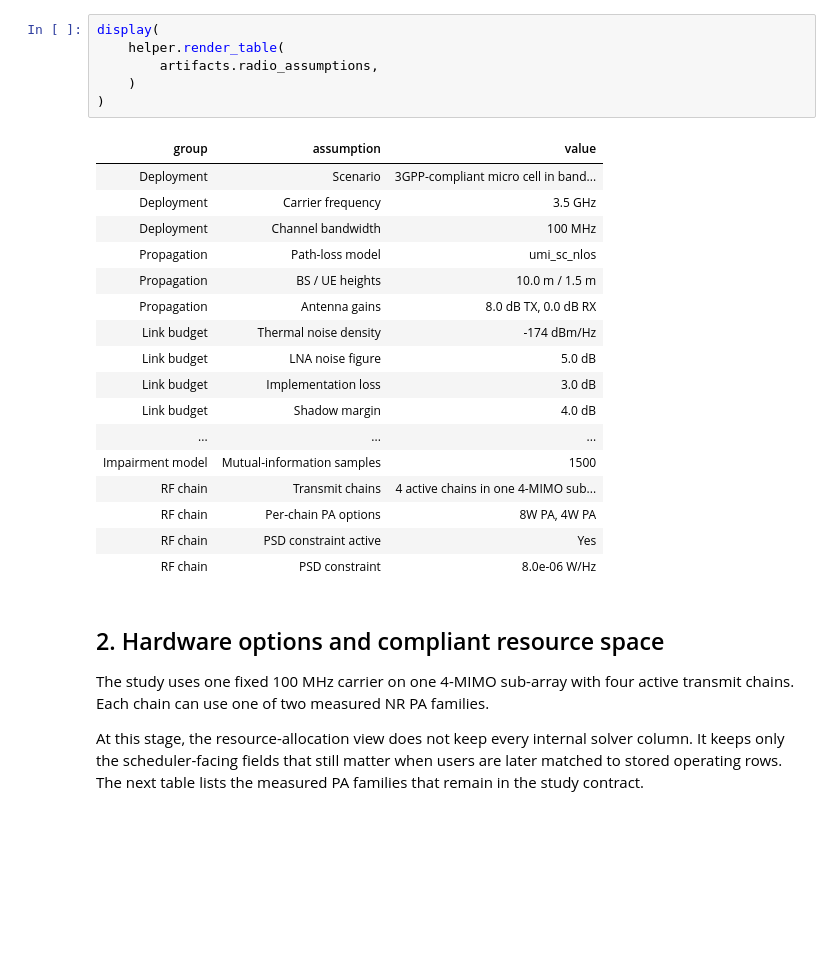
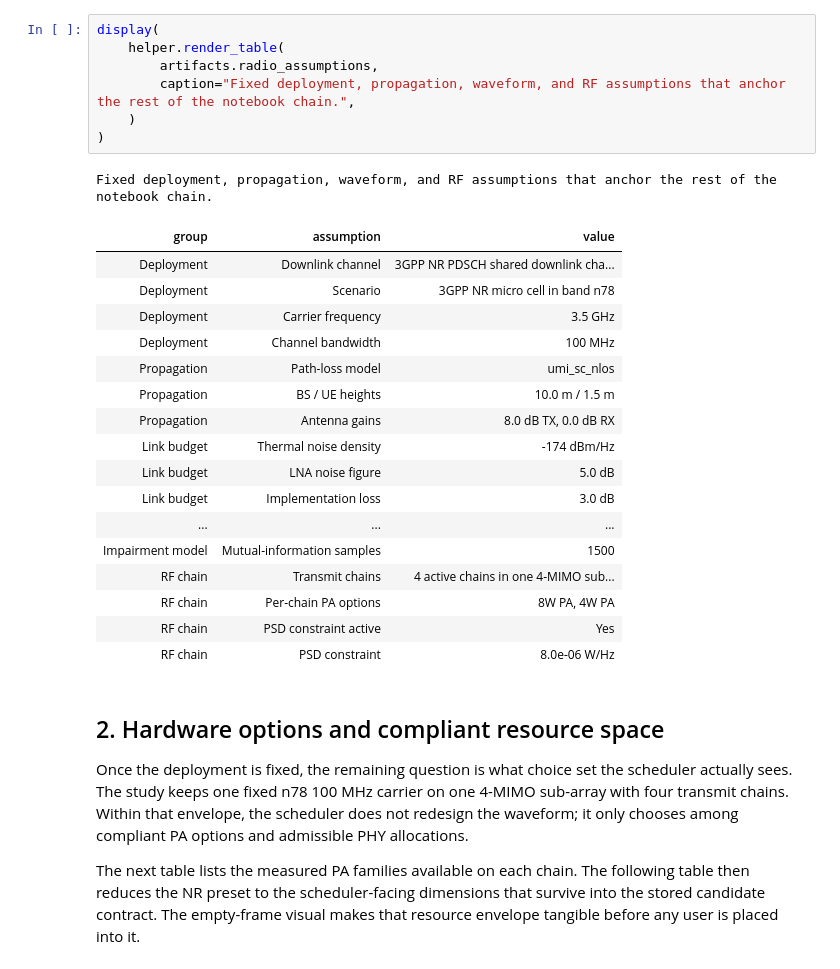
Before and after one commit to henryblu/ran-joint-scheduling-optimization, a Jupyter notebook: notebooks/1. Scenario definition and problem framing discussion.ipynb, the cells around one changed output. Drawn from its saved outputs; the diff is of its cells as text; blank space fills up the shorter version.

```diff
--- a/notebooks/1. Scenario definition and problem framing discussion.ipynb
+++ b/notebooks/1. Scenario definition and problem framing discussion.ipynb
@@ -47,12 +65,15 @@ artifacts = helper.build_artifacts(
 # %%
 display(
     helper.render_table(
         artifacts.radio_assumptions,
+        caption="Fixed deployment, propagation, waveform, and RF assumptions that anchor the rest of the notebook chain.",
     )
 )
 # %% [output]
+Fixed deployment, propagation, waveform, and RF assumptions that anchor the rest of the notebook chain.
 | group | assumption | value |
-| Deployment | Scenario | 3GPP-compliant micro cell in band... |
+| Deployment | Downlink channel | 3GPP NR PDSCH shared downlink cha... |
+| Deployment | Scenario | 3GPP NR micro cell in band n78 |
 | Deployment | Carrier frequency | 3.5 GHz |
 | Deployment | Channel bandwidth | 100 MHz |
 | Propagation | Path-loss model | umi_sc_nlos |
@@ -61,7 +82,6 @@ display(
 | Link budget | Thermal noise density | -174 dBm/Hz |
 | Link budget | LNA noise figure | 5.0 dB |
 | Link budget | Implementation loss | 3.0 dB |
-| Link budget | Shadow margin | 4.0 dB |
 | ... | ... | ... |
 | Impairment model | Mutual-information samples | 1500 |
 | RF chain | Transmit chains | 4 active chains in one 4-MIMO sub... |
@@ -71,9 +91,9 @@ display(
 # %% [markdown]
 ## 2. Hardware options and compliant resource space
 
-The study uses one fixed 100 MHz carrier on one 4-MIMO sub-array with four active transmit chains. Each chain can use one of two measured NR PA families.
+Once the deployment is fixed, the remaining question is what choice set the scheduler actually sees. The study keeps one fixed n78 100 MHz carrier on one 4-MIMO sub-array with four transmit chains. Within that envelope, the scheduler does not redesign the waveform; it only chooses among compliant PA options and admissible PHY allocations.
 
-At this stage, the resource-allocation view does not keep every internal solver column. It keeps only the scheduler-facing fields that still matter when users are later matched to stored operating rows. The next table lists the measured PA families that remain in the study contract.
+The next table lists the measured PA families available on each chain. The following table then reduces the NR preset to the scheduler-facing dimensions that survive into the stored candidate contract. The empty-frame visual makes that resource envelope tangible before any user is placed into it.
 # %%
 display(
     helper.render_table(
```
Also changed, not shown: parts of 13 cells of this notebook, 16 other files.
